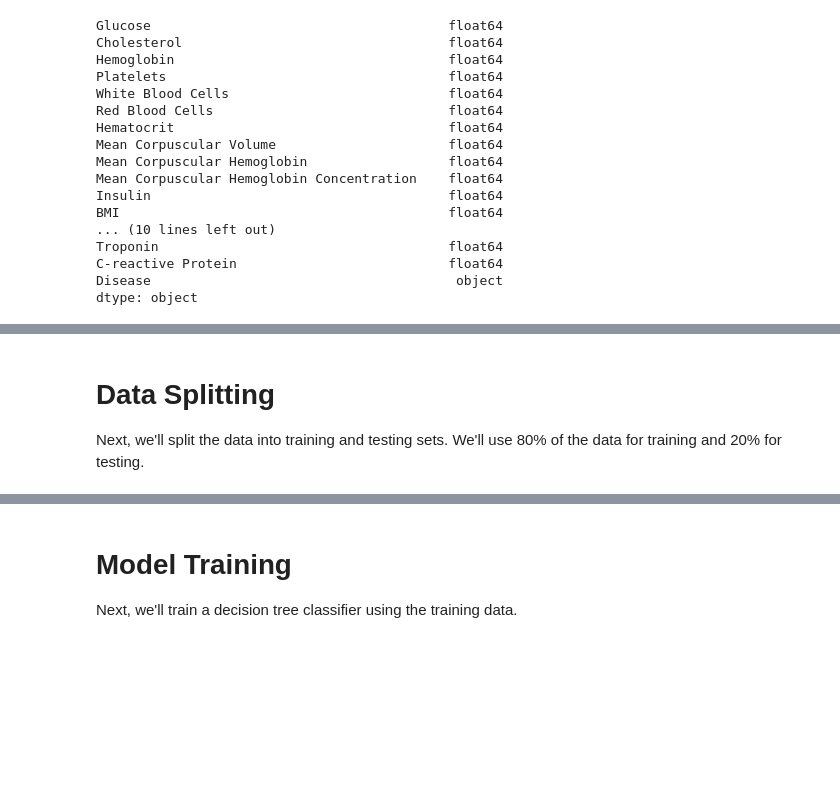
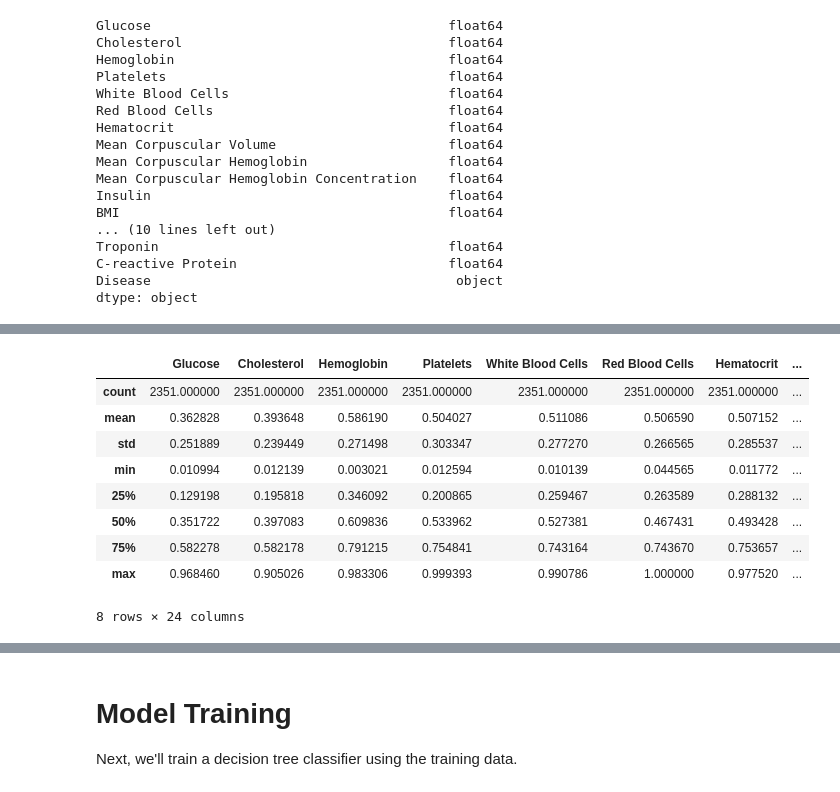
Before and after one commit to tcivie/Disease-prediction, a Jupyter notebook: Decision Trees.ipynb, the cells around one changed output, grey strips where cells are left out. Drawn from its saved outputs; the diff is of its cells as text; code cells hidden in the pictures; blank space fills up the shorter version.

```diff
--- a/Decision Trees.ipynb
+++ b/Decision Trees.ipynb
@@ -65,3 +111,13 @@ data['Disease'] = pd.Categorical(data['Disease'])
-# %% [markdown]
-# Data Splitting
-Next, we'll split the data into training and testing sets. We'll use 80% of the data for training and 20% for testing.
+# %%
+trainData.describe()
+# %% [output]
+|  | Glucose | Cholesterol | Hemoglobin | Platelets | White Blood Cells | Red Blood Cells | Hematocrit | ... |
+| count | 2351.000000 | 2351.000000 | 2351.000000 | 2351.000000 | 2351.000000 | 2351.000000 | 2351.000000 | ... |
+| mean | 0.362828 | 0.393648 | 0.586190 | 0.504027 | 0.511086 | 0.506590 | 0.507152 | ... |
+| std | 0.251889 | 0.239449 | 0.271498 | 0.303347 | 0.277270 | 0.266565 | 0.285537 | ... |
+| min | 0.010994 | 0.012139 | 0.003021 | 0.012594 | 0.010139 | 0.044565 | 0.011772 | ... |
+| 25% | 0.129198 | 0.195818 | 0.346092 | 0.200865 | 0.259467 | 0.263589 | 0.288132 | ... |
+| 50% | 0.351722 | 0.397083 | 0.609836 | 0.533962 | 0.527381 | 0.467431 | 0.493428 | ... |
+| 75% | 0.582278 | 0.582178 | 0.791215 | 0.754841 | 0.743164 | 0.743670 | 0.753657 | ... |
+| max | 0.968460 | 0.905026 | 0.983306 | 0.999393 | 0.990786 | 1.000000 | 0.977520 | ... |
+8 rows × 24 columns
```
Also changed, not shown: parts of 19 cells of this notebook.
